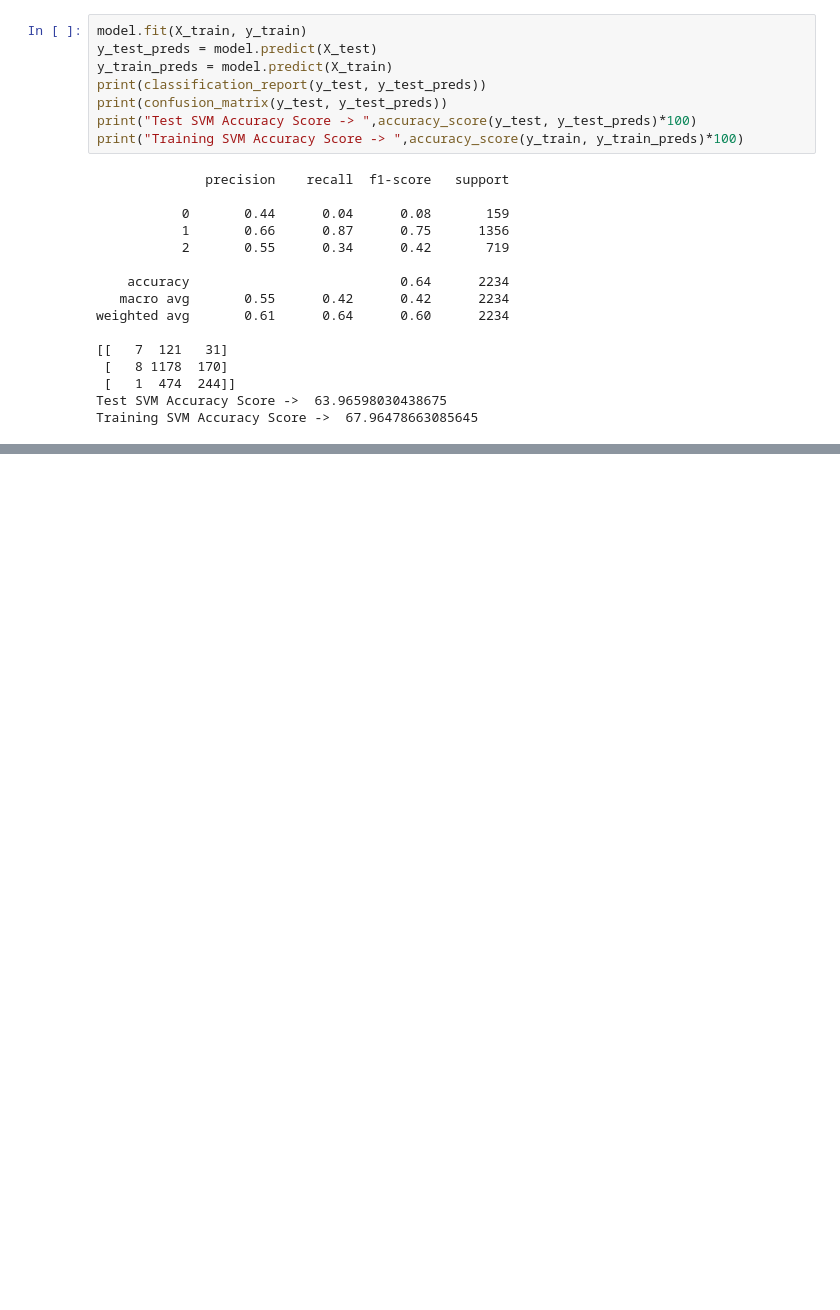
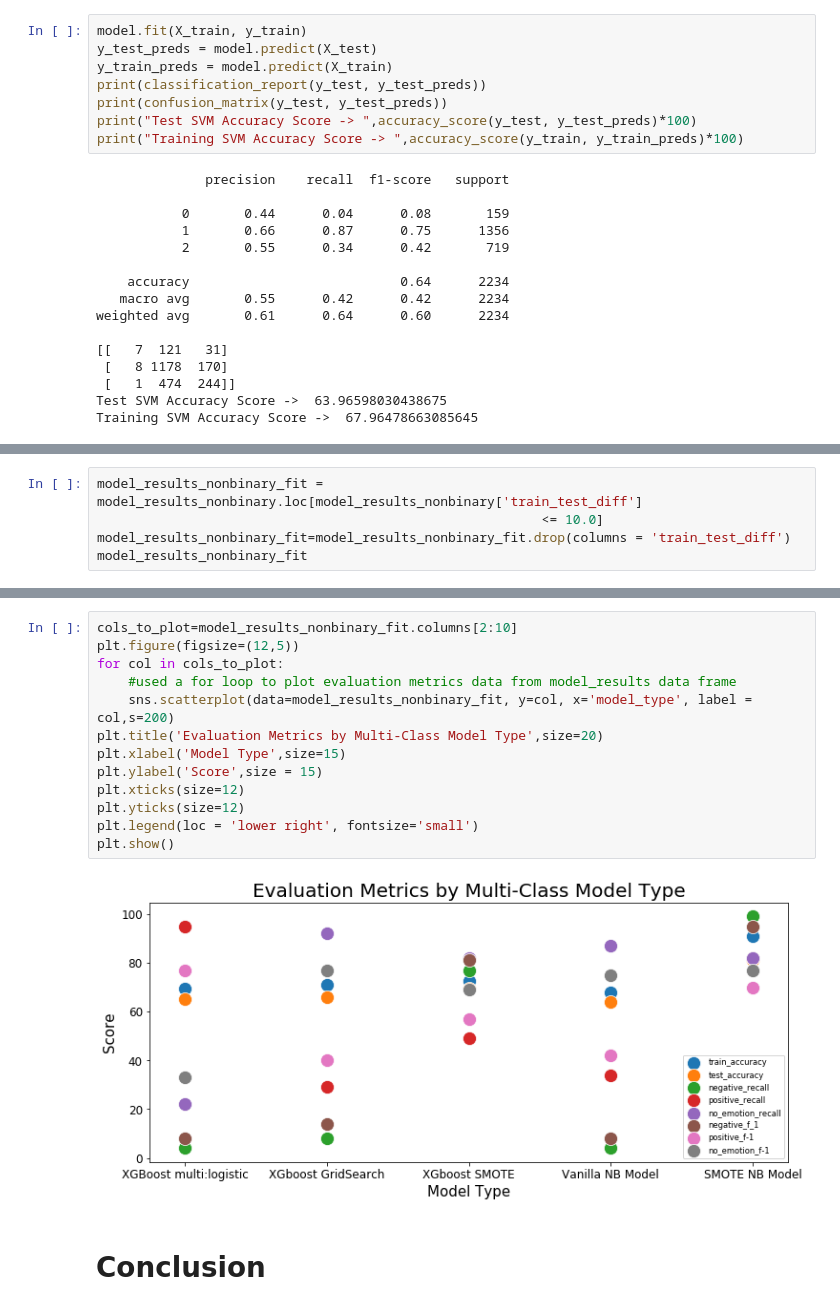
Before and after one commit to shsobieski/CustomerSentiment, a Jupyter notebook: NLP.ipynb, the cells around one changed output, grey strips where cells are left out. Cells and saved outputs as stored; diff of their text form; blank space fills up the shorter version.

```diff
--- a/NLP.ipynb
+++ b/NLP.ipynb
@@ -1487,0 +1491,5 @@ model_results_nonbinary
+# %%
+model_results_nonbinary_fit = model_results_nonbinary.loc[model_results_nonbinary['train_test_diff']
+                                                         <= 10.0]
+model_results_nonbinary_fit=model_results_nonbinary_fit.drop(columns = 'train_test_diff')
+model_results_nonbinary_fit
@@ -1487,0 +1503,17 @@ model_results_nonbinary
+# %%
+cols_to_plot=model_results_nonbinary_fit.columns[2:10]
+plt.figure(figsize=(12,5))
+for col in cols_to_plot:
+    #used a for loop to plot evaluation metrics data from model_results data frame
+    sns.scatterplot(data=model_results_nonbinary_fit, y=col, x='model_type', label = col,s=200)
+plt.title('Evaluation Metrics by Multi-Class Model Type',size=20)
+plt.xlabel('Model Type',size=15)
+plt.ylabel('Score',size = 15)
+plt.xticks(size=12)
+plt.yticks(size=12)
+plt.legend(loc = 'lower right', fontsize='small')
+plt.show()
+# %% [output]
+[figure, added]
+# %% [markdown]
+# Conclusion
```
Also changed, not shown: parts of 27 cells of this notebook.
